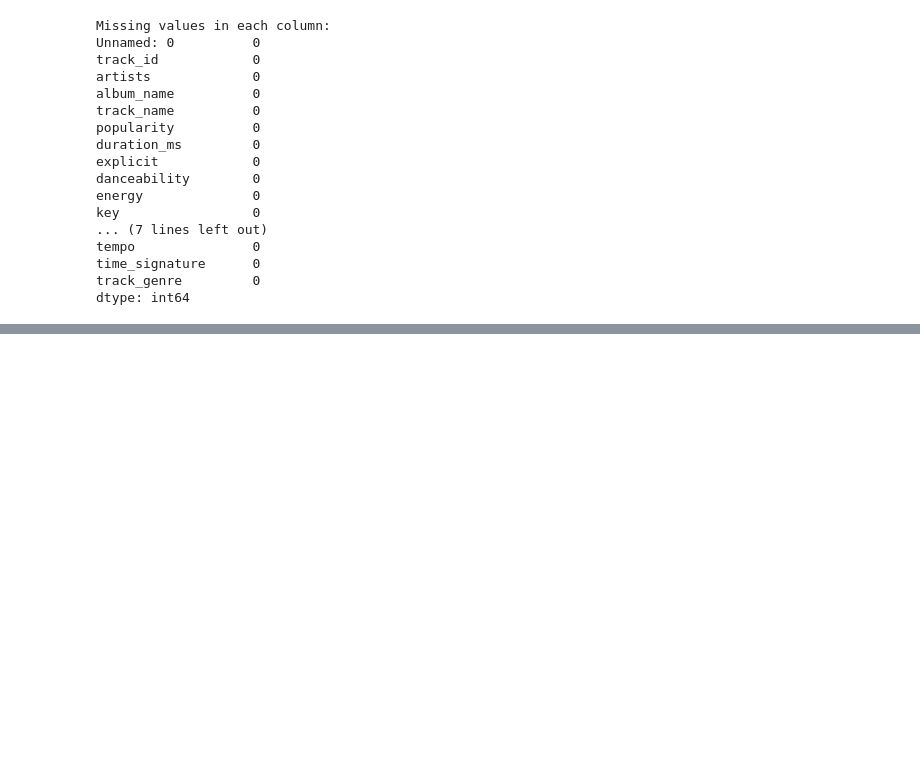
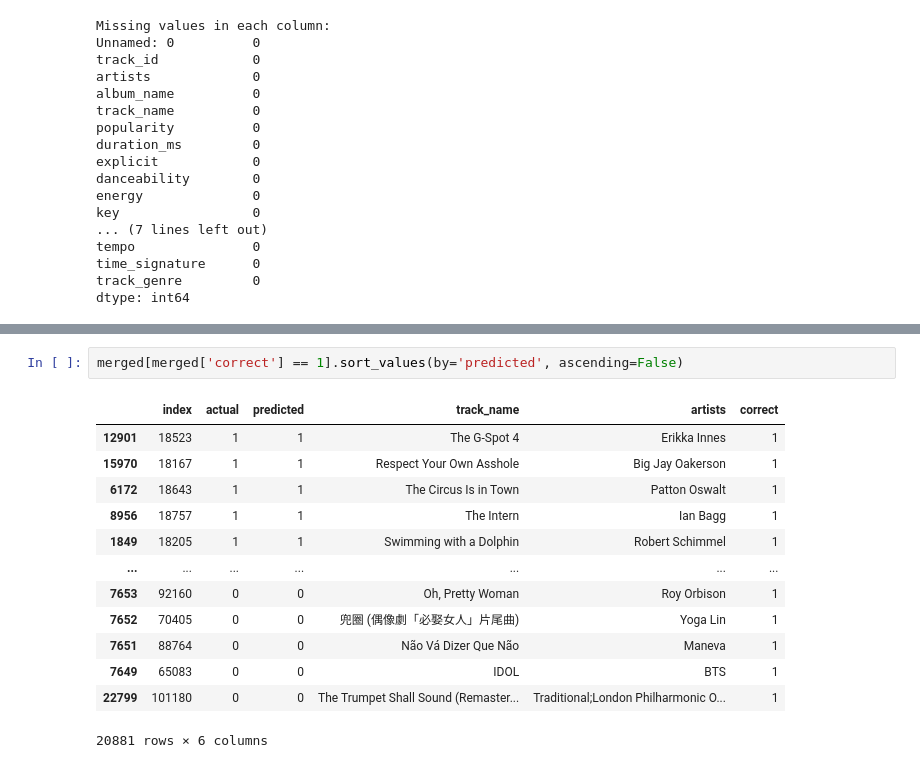
Before and after one commit to lexinlevan1/SpotifyWorkoutML, a Jupyter notebook: analysis.ipynb, the cells around one changed output, grey strips where cells are left out. Saved outputs shown, nothing was run; the diff lists cells and outputs as text; blank space fills up the shorter version.

```diff
--- a/analysis.ipynb
+++ b/analysis.ipynb
@@ -83,0 +198,16 @@ Features = ['']
+# %%
+merged[merged['correct'] == 1].sort_values(by='predicted', ascending=False)
+# %% [output]
+|  | index | actual | predicted | track_name | artists | correct |
+| 12901 | 18523 | 1 | 1 | The G-Spot 4 | Erikka Innes | 1 |
+| 15970 | 18167 | 1 | 1 | Respect Your Own Asshole | Big Jay Oakerson | 1 |
+| 6172 | 18643 | 1 | 1 | The Circus Is in Town | Patton Oswalt | 1 |
+| 8956 | 18757 | 1 | 1 | The Intern | Ian Bagg | 1 |
+| 1849 | 18205 | 1 | 1 | Swimming with a Dolphin | Robert Schimmel | 1 |
+| ... | ... | ... | ... | ... | ... | ... |
+| 7653 | 92160 | 0 | 0 | Oh, Pretty Woman | Roy Orbison | 1 |
+| 7652 | 70405 | 0 | 0 | 兜圈 (偶像劇「必娶女人」片尾曲) | Yoga Lin | 1 |
+| 7651 | 88764 | 0 | 0 | Não Vá Dizer Que Não | Maneva | 1 |
+| 7649 | 65083 | 0 | 0 | IDOL | BTS | 1 |
+| 22799 | 101180 | 0 | 0 | The Trumpet Shall Sound (Remaster... | Traditional;London Philharmonic O... | 1 |
+20881 rows × 6 columns
```
Also changed, not shown: parts of 12 cells of this notebook.
